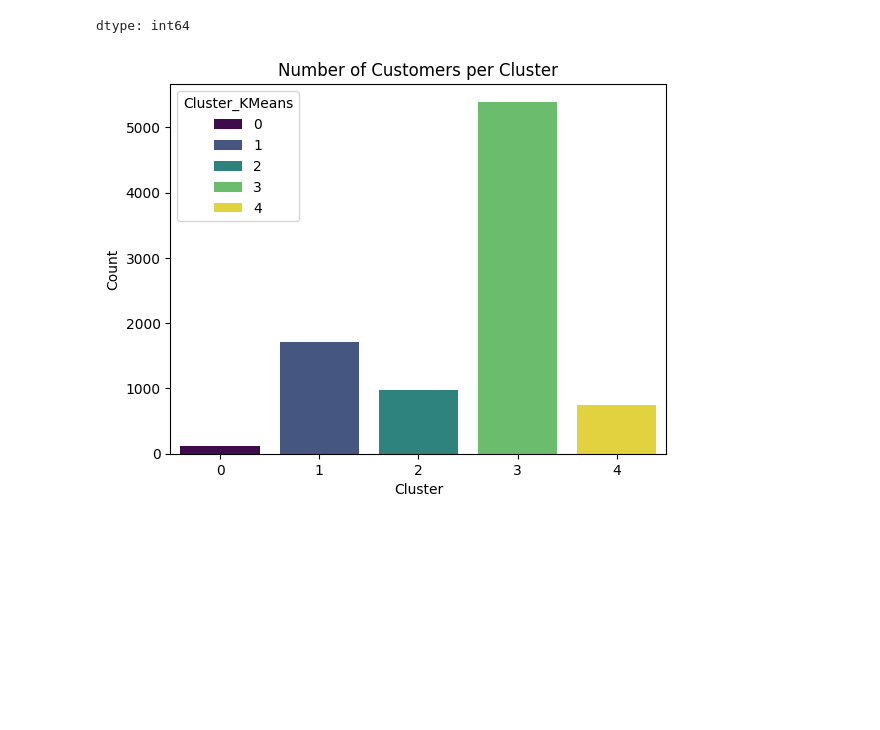
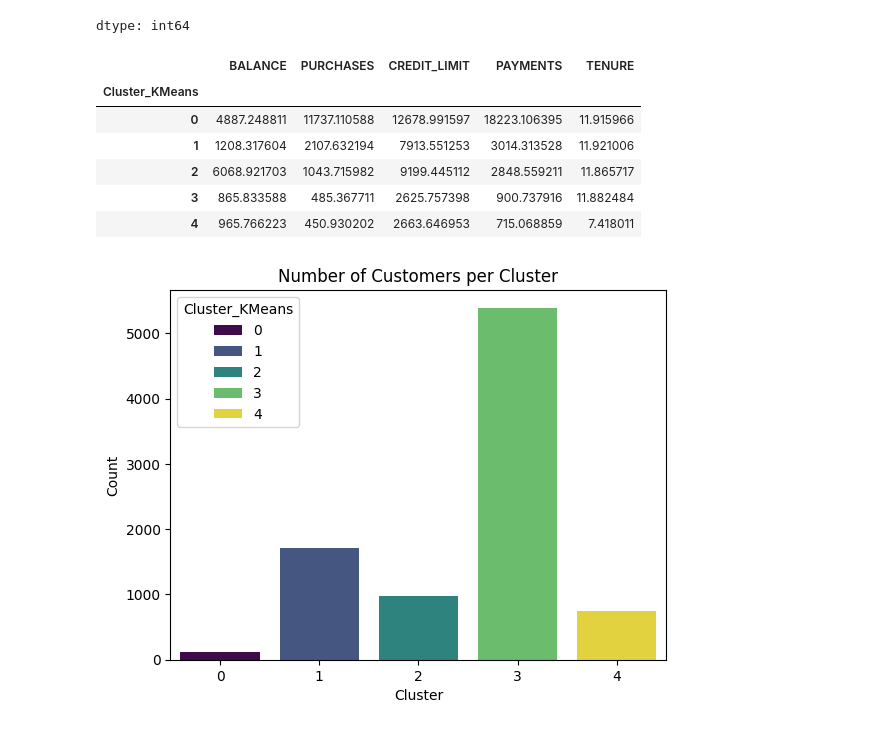
Before and after one commit to ahmeda335/Clustering_Projects, a Jupyter notebook: Customer_Segmentation_Clustering.ipynb, the cells around one changed output. Cells and saved outputs as stored; diff of their text form; code cells hidden in the pictures; blank space fills up the shorter version.

```diff
--- a/Customer_Segmentation_Clustering.ipynb
+++ b/Customer_Segmentation_Clustering.ipynb
@@ -204,6 +243,16 @@ data['Cluster_KMeans'].value_counts()
 | 4 | 744 |
 | 0 | 119 |
 dtype: int64
+# %%
+data.groupby('Cluster_KMeans')[features].mean()
+# %% [output]
+|  | BALANCE | PURCHASES | CREDIT_LIMIT | PAYMENTS | TENURE |
+| Cluster_KMeans |  |  |  |  |  |
+| 0 | 4887.248811 | 11737.110588 | 12678.991597 | 18223.106395 | 11.915966 |
+| 1 | 1208.317604 | 2107.632194 | 7913.551253 | 3014.313528 | 11.921006 |
+| 2 | 6068.921703 | 1043.715982 | 9199.445112 | 2848.559211 | 11.865717 |
+| 3 | 865.833588 | 485.367711 | 2625.757398 | 900.737916 | 11.882484 |
+| 4 | 965.766223 | 450.930202 | 2663.646953 | 715.068859 | 7.418011 |
 # %%
 sns.countplot(x='Cluster_KMeans', data=data, palette='viridis', hue='Cluster_KMeans')
 plt.title("Number of Customers per Cluster")
```
Also changed, not shown: parts of 16 cells of this notebook.
